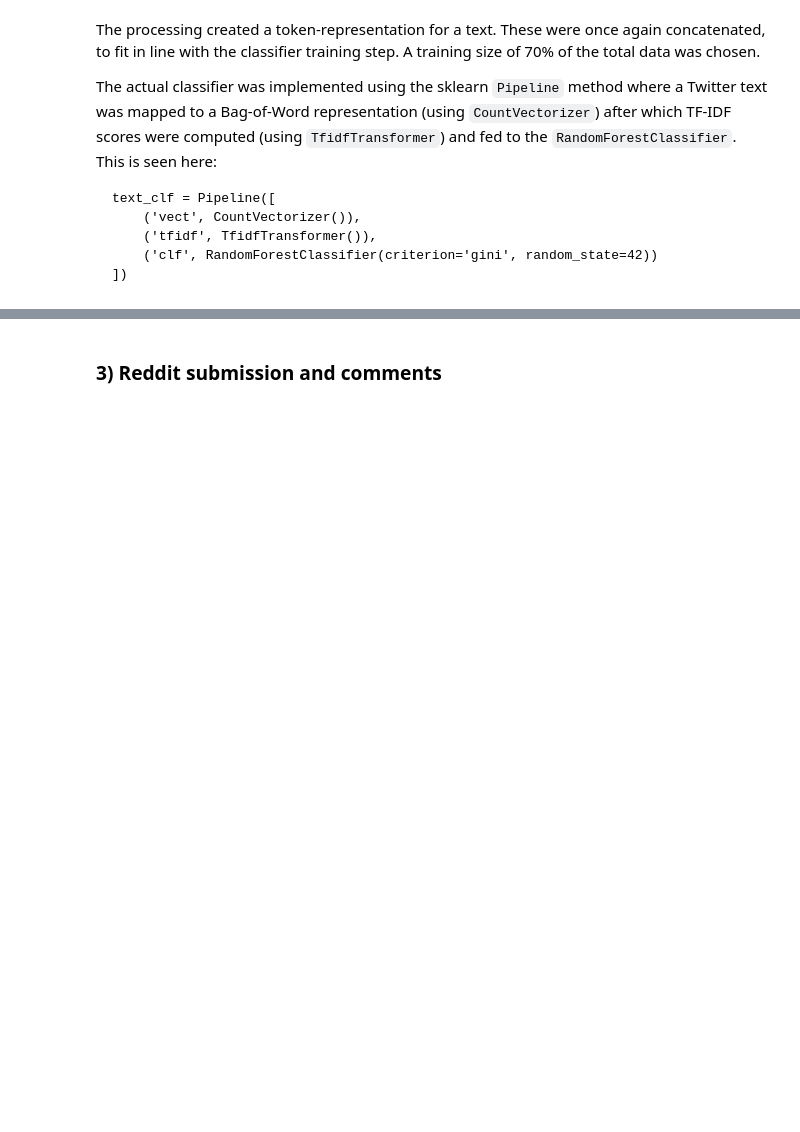
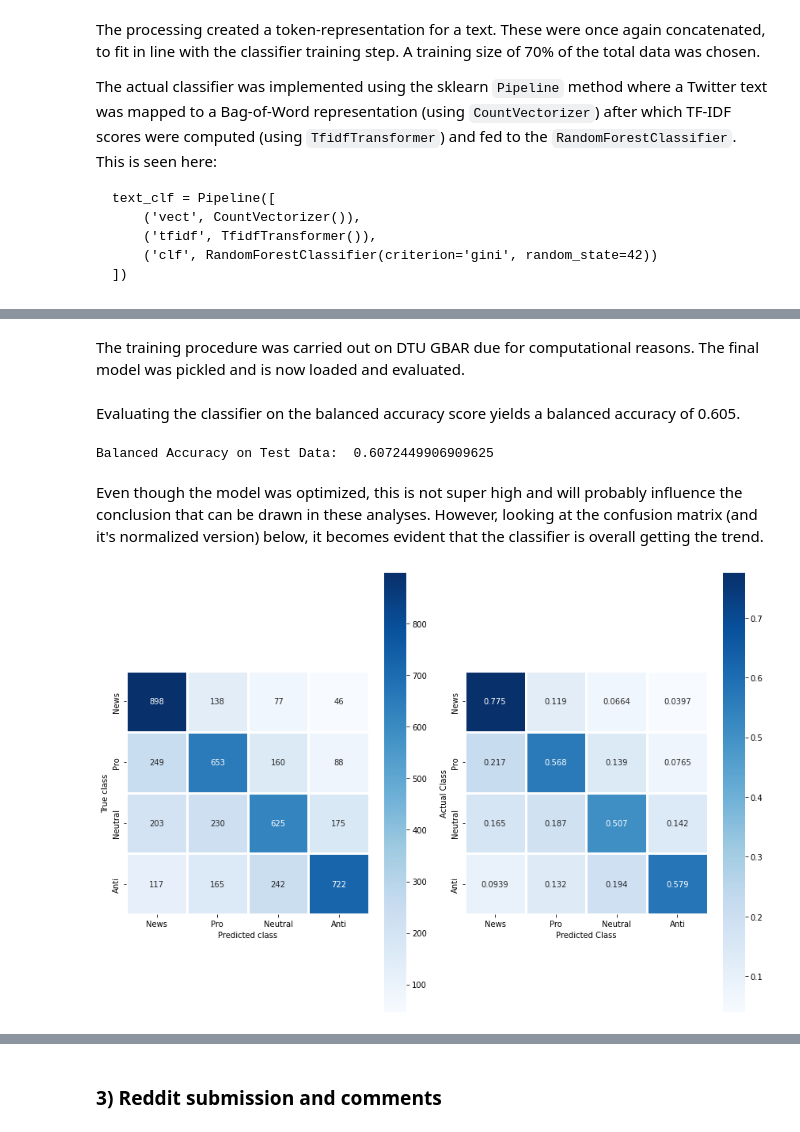
Before and after one commit to AronDJacobsen/Reddit-ClimateGraph, a Jupyter notebook: preliminary_analysis.ipynb, the cells around one changed output, grey strips where cells are left out. Cells and saved outputs as stored; diff of their text form; code cells hidden in the pictures; blank space fills up the shorter version.

```diff
--- a/preliminary_analysis.ipynb
+++ b/preliminary_analysis.ipynb
@@ -161,17 +229,39 @@ The training procedure was carried out on DTU GBAR due for computational reasons
+# %% [markdown]
+The training procedure was carried out on DTU GBAR due for computational reasons. The final model was pickled and is now loaded and evaluated.
 # %%
-pkl_filename = Path(os.getcwd()).parent / 'model/RandomForest_TwitterOpinion_500iter.pkl'
+pkl_filename = DATA_DIR.parent / 'model/RandomForest_TwitterOpinion500_iter.pkl'
 
 with open(pkl_filename, 'rb') as file:
     model = pickle.load(file)
+# %% [markdown]
+Evaluating the classifier on the balanced accuracy score yields a balanced accuracy of 0.605.
 # %%
 predicted = model.predict(X_test)
-print("Accuracy on Test Data: ", np.mean(predicted == y_test))
+print("Balanced Accuracy on Test Data: ", balanced_accuracy_score(y_test, predicted))
+# %% [output]
+Balanced Accuracy on Test Data:  0.6072449906909625
+# %% [markdown]
+Even though the model was optimized, this is not super high and will probably influence the conclusion that can be drawn in these analyses. However, looking at the confusion matrix (and it's normalized version) below, it becomes evident that the classifier is overall getting the trend.
 # %%
 label_order = np.array(list(class_mapping.values()))
 cm = confusion_matrix(y_test, predicted, labels=label_order)
 
 plt.figure(figsize=((12,8)))
+
+plt.subplot(121)
 sns.heatmap(cm, annot=True, fmt='g', linewidths=3, cmap='Blues', square=True, xticklabels=label_order, yticklabels=label_order)
 plt.xlabel('Predicted class')
 plt.ylabel('True class')
+
+label_order = np.array(list(class_mapping.values()))
+cm = confusion_matrix(y_test, predicted, labels=label_order, normalize='true')
+
+plt.subplot(122)
+sns.heatmap(cm, annot=True, fmt='.3g', linewidths=3, cmap='Blues', square=True, xticklabels=label_order, yticklabels=label_order)
+plt.xlabel('Predicted Class')
+plt.ylabel('Actual Class')
+
+plt.tight_layout()
 plt.show()
+# %% [output]
+[figure, added]
```
Also changed, not shown: parts of 44 cells of this notebook, 4 other files.
